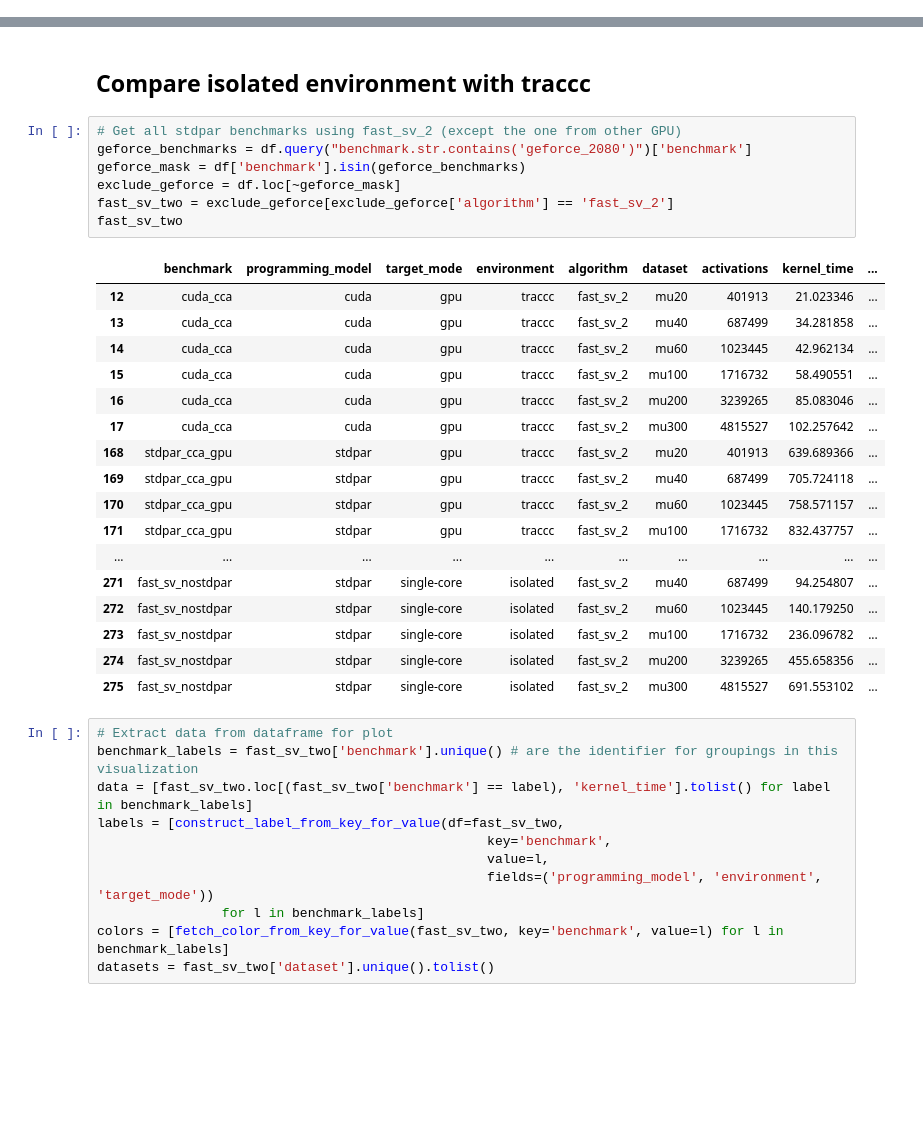
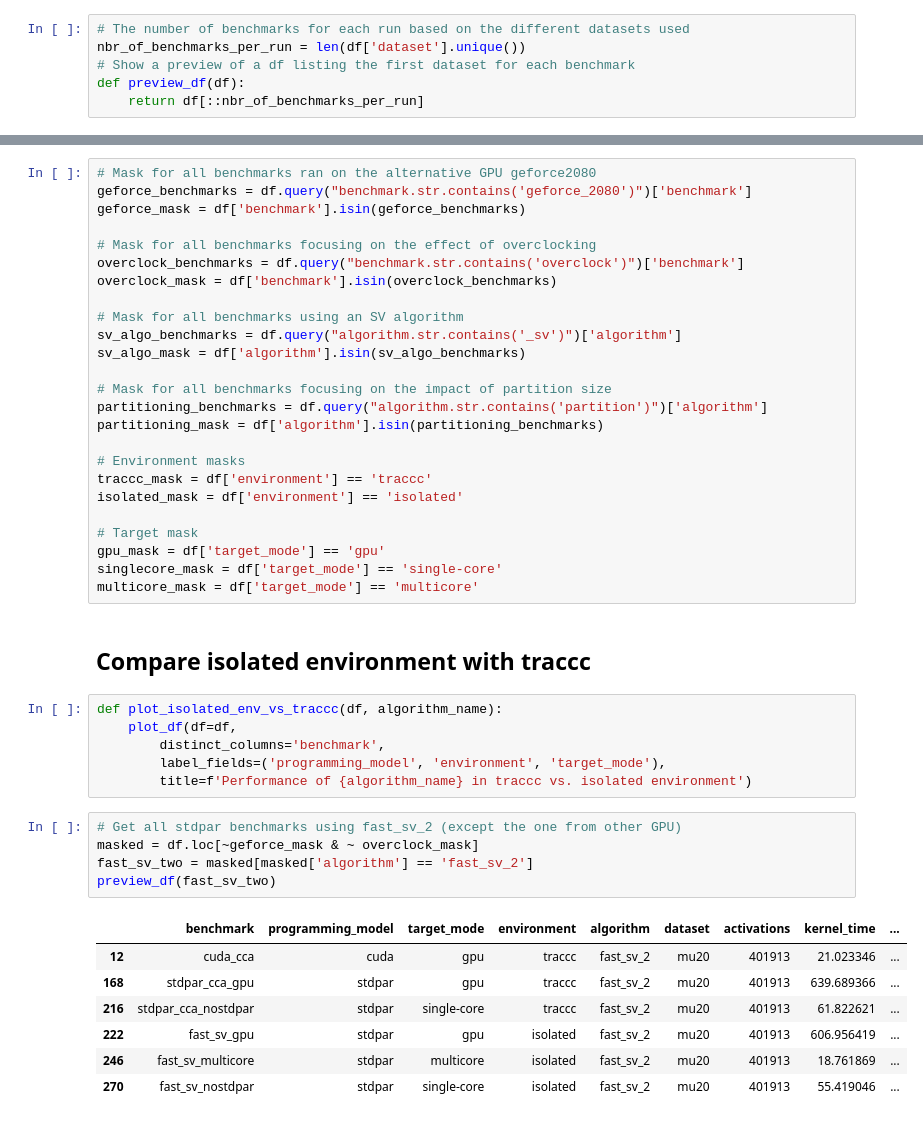
Before and after one commit to ugGit/stdpar-benchmark-analysis, a Jupyter notebook: analysis.ipynb, the cells around one changed output, grey strips where cells are left out. Cells and saved outputs as stored; diff of their text form; blank space fills up the shorter version.

```diff
--- a/analysis.ipynb
+++ b/analysis.ipynb
@@ -30,6 +33,12 @@ df.head()
 | 4 | cuda_cca | cuda | gpu | traccc | simplified_sv | mu200 | 3239265 | 88.080671 | ... |
 # %% [markdown]
 ## Main helper function to plot bar charts
+# %%
+# The number of benchmarks for each run based on the different datasets used
+nbr_of_benchmarks_per_run = len(df['dataset'].unique())
+# Show a preview of a df listing the first dataset for each benchmark
+def preview_df(df):
+    return df[::nbr_of_benchmarks_per_run]
 # %%
 # data = list of data inputs
 # datalabels = list of labels for the data
@@ -118,38 +171,46 @@ def fetch_color_from_key_for_value(df, key, value):
+# %%
+# Mask for all benchmarks ran on the alternative GPU geforce2080
+geforce_benchmarks = df.query("benchmark.str.contains('geforce_2080')")['benchmark']
+geforce_mask = df['benchmark'].isin(geforce_benchmarks)
+
+# Mask for all benchmarks focusing on the effect of overclocking
+overclock_benchmarks = df.query("benchmark.str.contains('overclock')")['benchmark']
+overclock_mask = df['benchmark'].isin(overclock_benchmarks)
+
+# Mask for all benchmarks using an SV algorithm
+sv_algo_benchmarks = df.query("algorithm.str.contains('_sv')")['algorithm']
+sv_algo_mask = df['algorithm'].isin(sv_algo_benchmarks)
+
+# Mask for all benchmarks focusing on the impact of partition size
+partitioning_benchmarks = df.query("algorithm.str.contains('partition')")['algorithm']
+partitioning_mask = df['algorithm'].isin(partitioning_benchmarks)
+
+# Environment masks
+traccc_mask = df['environment'] == 'traccc'
+isolated_mask = df['environment'] == 'isolated'
+
+# Target mask
+gpu_mask = df['target_mode'] == 'gpu'
+singlecore_mask = df['target_mode'] == 'single-core'
+multicore_mask = df['target_mode'] == 'multicore'
 # %% [markdown]
 ## Compare isolated environment with traccc
+# %%
+def plot_isolated_env_vs_traccc(df, algorithm_name):
+    plot_df(df=df,
+        distinct_columns='benchmark',
+        label_fields=('programming_model', 'environment', 'target_mode'),
+        title=f'Performance of {algorithm_name} in traccc vs. isolated environment')
 # %%
 # Get all stdpar benchmarks using fast_sv_2 (except the one from other GPU)
-geforce_benchmarks = df.query("benchmark.str.contains('geforce_2080')")['benchmark']
-geforce_mask = df['benchmark'].isin(geforce_benchmarks)
-exclude_geforce = df.loc[~geforce_mask]
-fast_sv_two = exclude_geforce[exclude_geforce['algorithm'] == 'fast_sv_2']
-fast_sv_two
+masked = df.loc[~geforce_mask & ~ overclock_mask]
+fast_sv_two = masked[masked['algorithm'] == 'fast_sv_2']
+preview_df(fast_sv_two)
 # %% [output]
 |  | benchmark | programming_model | target_mode | environment | algorithm | dataset | activations | kernel_time | ... |
 | 12 | cuda_cca | cuda | gpu | traccc | fast_sv_2 | mu20 | 401913 | 21.023346 | ... |
-| 13 | cuda_cca | cuda | gpu | traccc | fast_sv_2 | mu40 | 687499 | 34.281858 | ... |
-| 14 | cuda_cca | cuda | gpu | traccc | fast_sv_2 | mu60 | 1023445 | 42.962134 | ... |
-| 15 | cuda_cca | cuda | gpu | traccc | fast_sv_2 | mu100 | 1716732 | 58.490551 | ... |
-| 16 | cuda_cca | cuda | gpu | traccc | fast_sv_2 | mu200 | 3239265 | 85.083046 | ... |
-| 17 | cuda_cca | cuda | gpu | traccc | fast_sv_2 | mu300 | 4815527 | 102.257642 | ... |
 | 168 | stdpar_cca_gpu | stdpar | gpu | traccc | fast_sv_2 | mu20 | 401913 | 639.689366 | ... |
-| 169 | stdpar_cca_gpu | stdpar | gpu | traccc | fast_sv_2 | mu40 | 687499 | 705.724118 | ... |
-| 170 | stdpar_cca_gpu | stdpar | gpu | traccc | fast_sv_2 | mu60 | 1023445 | 758.571157 | ... |
-| 171 | stdpar_cca_gpu | stdpar | gpu | traccc | fast_sv_2 | mu100 | 1716732 | 832.437757 | ... |
-| ... | ... | ... | ... | ... | ... | ... | ... | ... | ... |
-| 271 | fast_sv_nostdpar | stdpar | single-core | isolated | fast_sv_2 | mu40 | 687499 | 94.254807 | ... |
-| 272 | fast_sv_nostdpar | stdpar | single-core | isolated | fast_sv_2 | mu60 | 1023445 | 140.179250 | ... |
-| 273 | fast_sv_nostdpar | stdpar | single-core | isolated | fast_sv_2 | mu100 | 1716732 | 236.096782 | ... |
-| 274 | fast_sv_nostdpar | stdpar | single-core | isolated | fast_sv_2 | mu200 | 3239265 | 455.658356 | ... |
-| 275 | fast_sv_nostdpar | stdpar | single-core | isolated | fast_sv_2 | mu300 | 4815527 | 691.553102 | ... |
+| 216 | stdpar_cca_nostdpar | stdpar | single-core | traccc | fast_sv_2 | mu20 | 401913 | 61.822621 | ... |
+| 222 | fast_sv_gpu | stdpar | gpu | isolated | fast_sv_2 | mu20 | 401913 | 606.956419 | ... |
+| 246 | fast_sv_multicore | stdpar | multicore | isolated | fast_sv_2 | mu20 | 401913 | 18.761869 | ... |
+| 270 | fast_sv_nostdpar | stdpar | single-core | isolated | fast_sv_2 | mu20 | 401913 | 55.419046 | ... |
-# %%
-# Extract data from dataframe for plot
-benchmark_labels = fast_sv_two['benchmark'].unique() # are the identifier for groupings in this visualization
-data = [fast_sv_two.loc[(fast_sv_two['benchmark'] == label), 'kernel_time'].tolist() for label in benchmark_labels]
-labels = [construct_label_from_key_for_value(df=fast_sv_two,
-                                                  key='benchmark',
-                                                  value=l,
-                                                  fields=('programming_model', 'environment', 'target_mode'))
-                for l in benchmark_labels]
-colors = [fetch_color_from_key_for_value(fast_sv_two, key='benchmark', value=l) for l in benchmark_labels]
-datasets = fast_sv_two['dataset'].unique().tolist()
```
Also changed, not shown: parts of 17 cells of this notebook, 2 other files.
